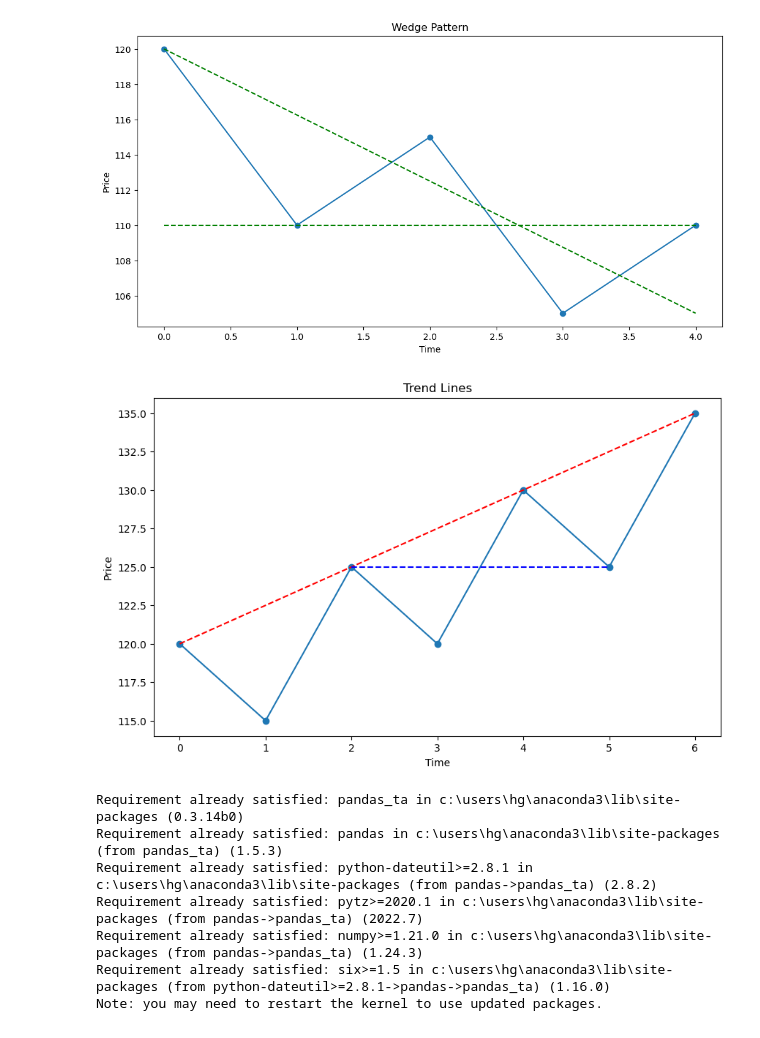
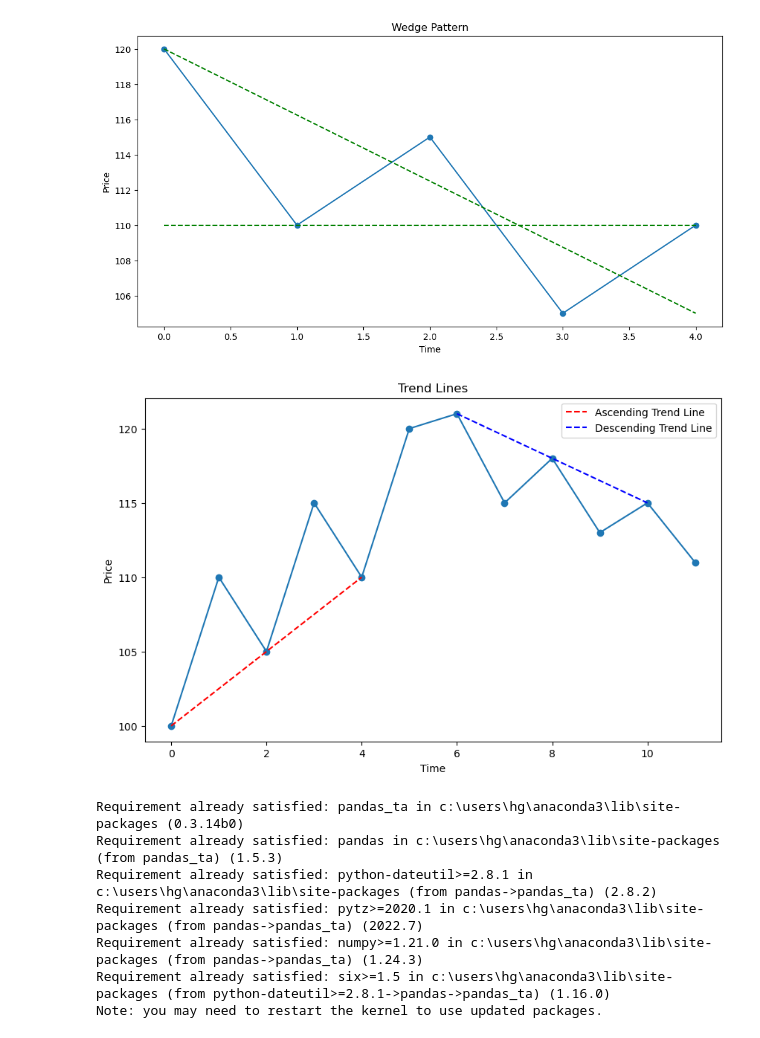
Before and after one commit to gonghui945/IntelligentQuant, a Jupyter notebook: Chapter3/3.2.ipynb, the cells around one changed output. Saved outputs shown, nothing was run; the diff lists cells and outputs as text; code cells hidden in the pictures.

```diff
--- a/Chapter3/3.2.ipynb
+++ b/Chapter3/3.2.ipynb
@@ -95,24 +95,42 @@ plt.ylabel('Price')
 plt.show()
 # %% [output]
 [figure]
-# %%
-# 假设的股票价格
-prices = np.array([120, 115, 125, 120, 130, 125, 135])
-times = np.array(range(len(prices)))
-# 绘制价格图
-plt.figure(figsize=(10, 6))
-plt.plot(times, prices, marker='o')
-# 绘制上升趋势线
-plt.plot([times[0], times[-1]], [prices[0], prices[-1]], 'r--')
-# 绘制下降趋势线
-plt.plot([times[2], times[-2]], [prices[2], prices[-2]], 'b--')
-# 设置图形标题和轴标签
-plt.title('Trend Lines')
-plt.xlabel('Time')
-plt.ylabel('Price')
-plt.show()
-# %% [output]
-[figure, removed]
+# %%
+# 设定两段价格数据，第一段上升，第二段下降
+# 第一段价格数据（上升）
+prices_ascending = np.array([100, 110, 105, 115, 110, 120])
+times_ascending = np.array(range(len(prices_ascending)))
+
+# 第二段价格数据（下降）
+prices_descending = np.array([121, 115, 118, 113, 115, 111])
+times_descending = np.array(range(len(prices_ascending), len(prices_ascending) + len(prices_descending)))
+
+# 合并两段数据
+prices = np.concatenate((prices_ascending, prices_descending))
+times = np.concatenate((times_ascending, times_descending))
+
+# 绘制价格折线图
+plt.figure(figsize=(10, 6))
+plt.plot(times, prices, marker='o', linestyle='-')
+
+# 绘制上升趋势线：连接第一段价格上升过程中的低点（第0点和第4点）
+plt.plot([times_ascending[0], times_ascending[4]], [prices_ascending[0], prices_ascending[4]], 'r--', label='Ascending Trend Line')
+
+# 绘制下降趋势线：连接第二段价格下降过程中的高点（第0点和第4点，从第二段数据开始）
+plt.plot([times_descending[0], times_descending[4]], [prices_descending[0], prices_descending[4]], 'b--', label='Descending Trend Line')
+
+# 设置图形标题和轴标签
+plt.title('Trend Lines')
+plt.xlabel('Time')
+plt.ylabel('Price')
+
+# 添加图例
+plt.legend()
+
+# 显示图形
+plt.show()
+# %% [output]
+[figure, added]
 # %%
 pip install pandas_ta
 # %% [output]
```
Also changed, not shown: parts of 1 cell of this notebook.
